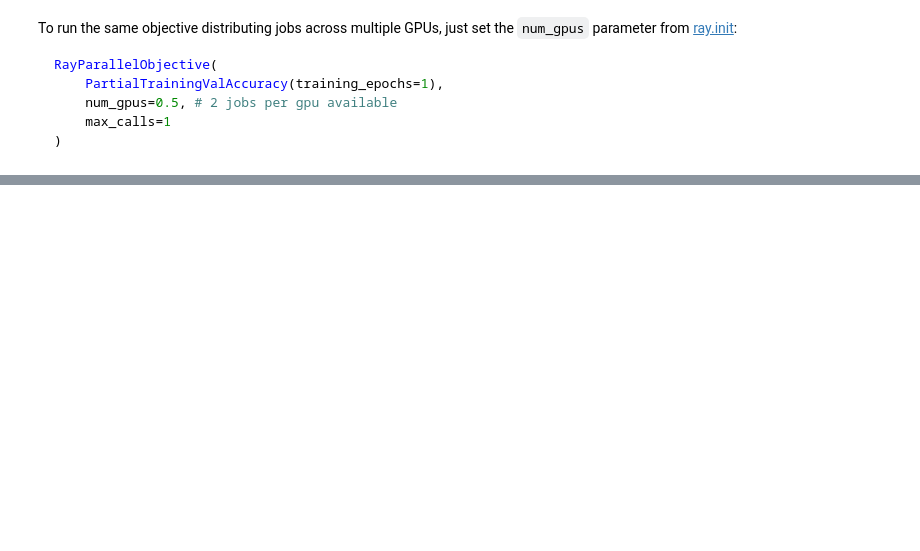
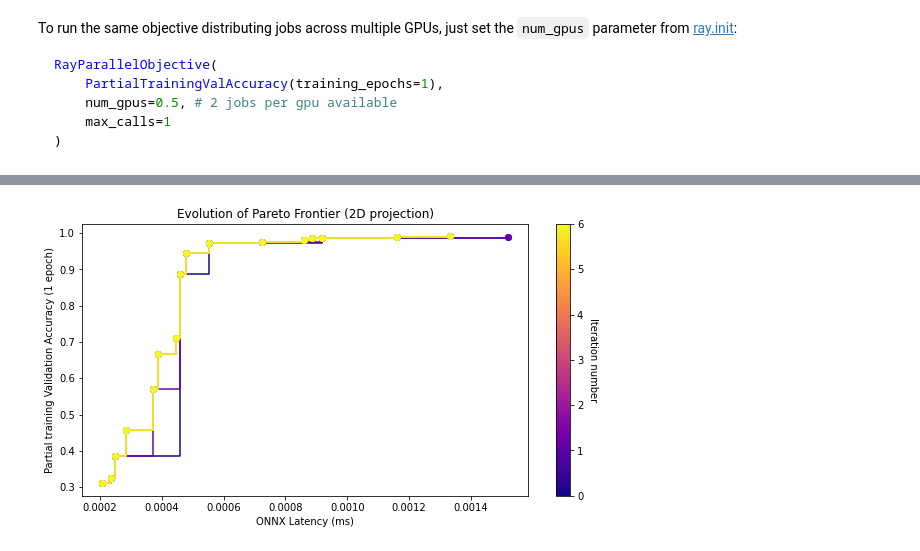
Before and after one commit to microsoft/archai, a Jupyter notebook: docs/basic_guide/notebooks/discrete_search/search_algos.ipynb, the cells around one changed output, grey strips where cells are left out. Drawn from its saved outputs; the diff is of its cells as text; code cells hidden in the pictures; blank space fills up the shorter version.

```diff
--- a/docs/basic_guide/notebooks/discrete_search/search_algos.ipynb
+++ b/docs/basic_guide/notebooks/discrete_search/search_algos.ipynb
@@ -465,4 +560,9 @@ search_state_1.csv
 search_state_2.csv
 search_state_3.csv
 search_state_4.csv
+# %%
+# NBVAL_SKIP
+search_results2.plot_2d_pareto_evolution(('ONNX Latency (ms)', 'Partial training Validation Accuracy (1 epoch)'))
+# %% [output]
+[figure, added]
 # %% [markdown]
```
Also changed, not shown: parts of 55 cells of this notebook, 2 other files.
